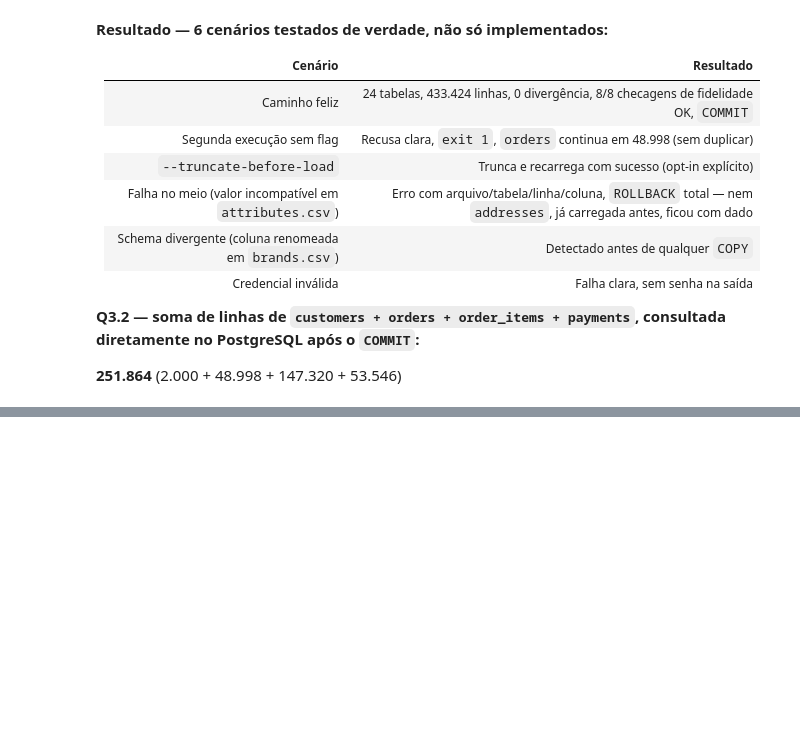
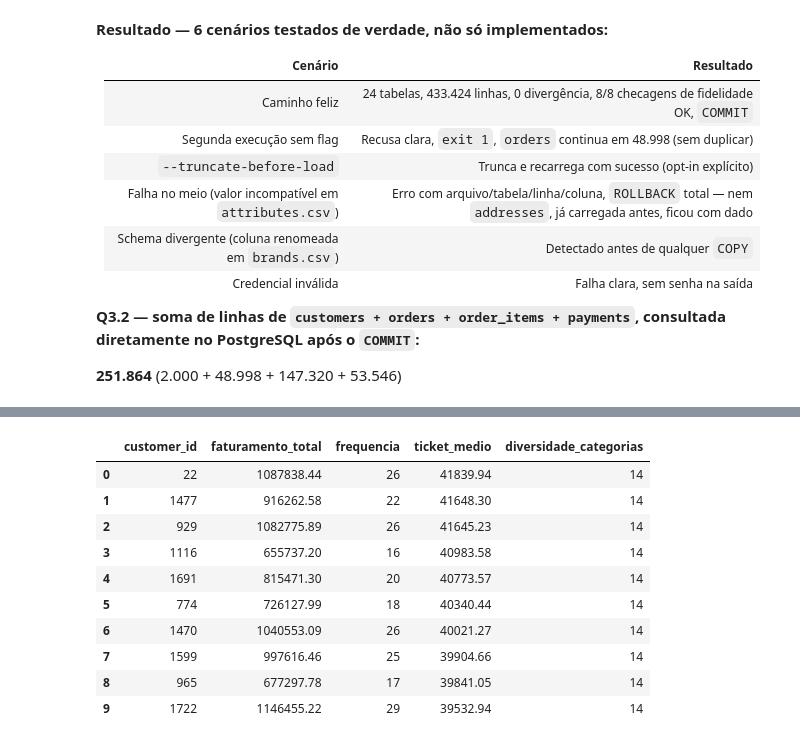
Before and after one commit to maurotessarolojunior/lh-nautical-2026-2, a Jupyter notebook: notebooks/lh_nautical.ipynb, the cells around one changed output, grey strips where cells are left out. Drawn from its saved outputs; the diff is of its cells as text; code cells hidden in the pictures; blank space fills up the shorter version.

```diff
--- a/notebooks/lh_nautical.ipynb
+++ b/notebooks/lh_nautical.ipynb
@@ -207,0 +218,53 @@ Código em `../Submissão/Q3/load_data.py` (entregável da Q3.1). Raciocínio co
+# %%
+import psycopg2
+
+# Credenciais vem das variaveis de ambiente padrao do Postgres (PGHOST,
+# PGDATABASE, PGUSER, ...), nunca hardcoded - mesma convencao do load_data.py da Q3.
+pg = psycopg2.connect()
+
+top_10 = pd.read_sql("""
+    WITH metricas_pedidos AS (
+        SELECT
+            customer_id,
+            SUM(total) AS faturamento_total,
+            COUNT(id) AS frequencia,
+            SUM(total) / COUNT(id) AS ticket_medio
+        FROM orders
+        GROUP BY customer_id
+    ),
+    diversidade_clientes AS (
+        SELECT
+            o.customer_id,
+            COUNT(DISTINCT p.category_id) AS diversidade_categorias
+        FROM orders o
+        JOIN order_items oi ON oi.order_id = o.id
+        JOIN product_variants pv ON pv.id = oi.product_variant_id
+        JOIN products p ON p.id = pv.product_id
+        GROUP BY o.customer_id
+    )
+    SELECT
+        mp.customer_id,
+        ROUND(mp.faturamento_total, 2) AS faturamento_total,
+        mp.frequencia,
+        ROUND(mp.ticket_medio, 2) AS ticket_medio,
+        dc.diversidade_categorias
+    FROM metricas_pedidos mp
+    JOIN diversidade_clientes dc ON dc.customer_id = mp.customer_id
+    WHERE dc.diversidade_categorias >= 13
+    ORDER BY mp.ticket_medio DESC, mp.customer_id ASC
+    LIMIT 10
+""", pg)
+
+top_10
+# %% [output]
+|  | customer_id | faturamento_total | frequencia | ticket_medio | diversidade_categorias |
+| 0 | 22 | 1087838.44 | 26 | 41839.94 | 14 |
+| 1 | 1477 | 916262.58 | 22 | 41648.30 | 14 |
+| 2 | 929 | 1082775.89 | 26 | 41645.23 | 14 |
+| 3 | 1116 | 655737.20 | 16 | 40983.58 | 14 |
+| 4 | 1691 | 815471.30 | 20 | 40773.57 | 14 |
+| 5 | 774 | 726127.99 | 18 | 40340.44 | 14 |
+| 6 | 1470 | 1040553.09 | 26 | 40021.27 | 14 |
+| 7 | 1599 | 997616.46 | 25 | 39904.66 | 14 |
+| 8 | 965 | 677297.78 | 17 | 39841.05 | 14 |
+| 9 | 1722 | 1146455.22 | 29 | 39532.94 | 14 |
```
Also changed, not shown: parts of 4 cells of this notebook, 2 other files.
